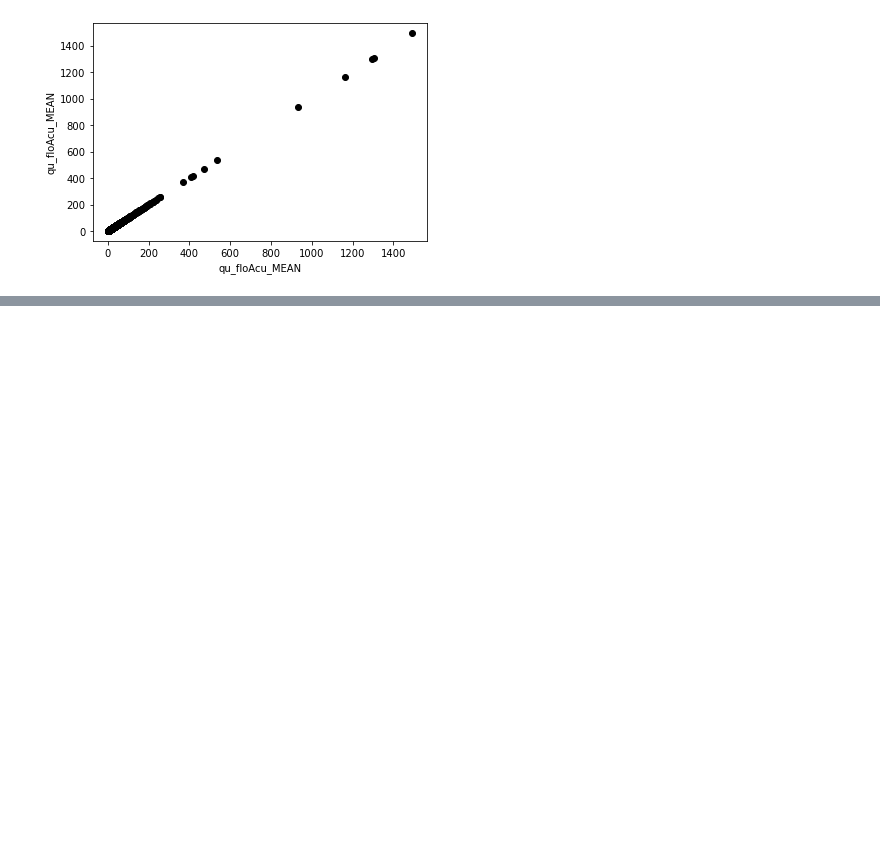
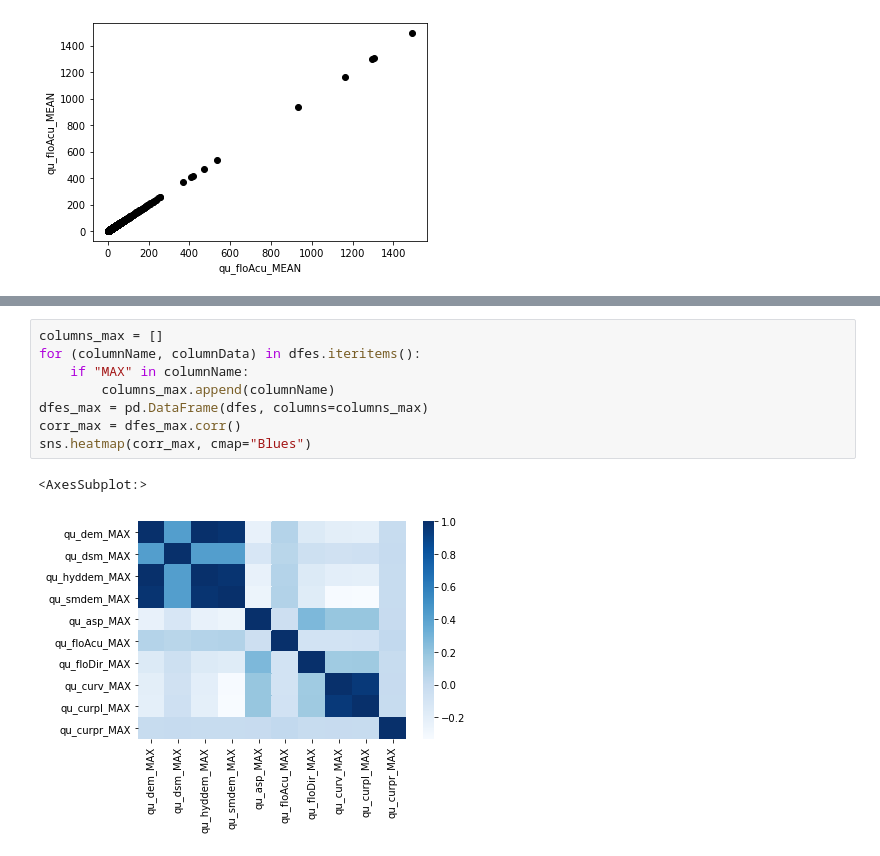
Before and after one commit to michael-suggs/earth-science-svsm, a Jupyter notebook: earthScienceDataFrame0.ipynb, the cells around one changed output, grey strips where cells are left out. Cells and saved outputs as stored; diff of their text form; blank space fills up the shorter version.

```diff
--- a/earthScienceDataFrame0.ipynb
+++ b/earthScienceDataFrame0.ipynb
@@ -44,0 +55,11 @@ Text(0, 0.5, 'qu_floAcu_MEAN')
+# %%
+columns_max = []
+for (columnName, columnData) in dfes.iteritems():
+    if "MAX" in columnName:
+        columns_max.append(columnName)
+dfes_max = pd.DataFrame(dfes, columns=columns_max)
+corr_max = dfes_max.corr()
+sns.heatmap(corr_max, cmap="Blues")
+# %% [output]
+<AxesSubplot:>
+[figure, added]
```
Also changed, not shown: parts of 8 cells of this notebook.
